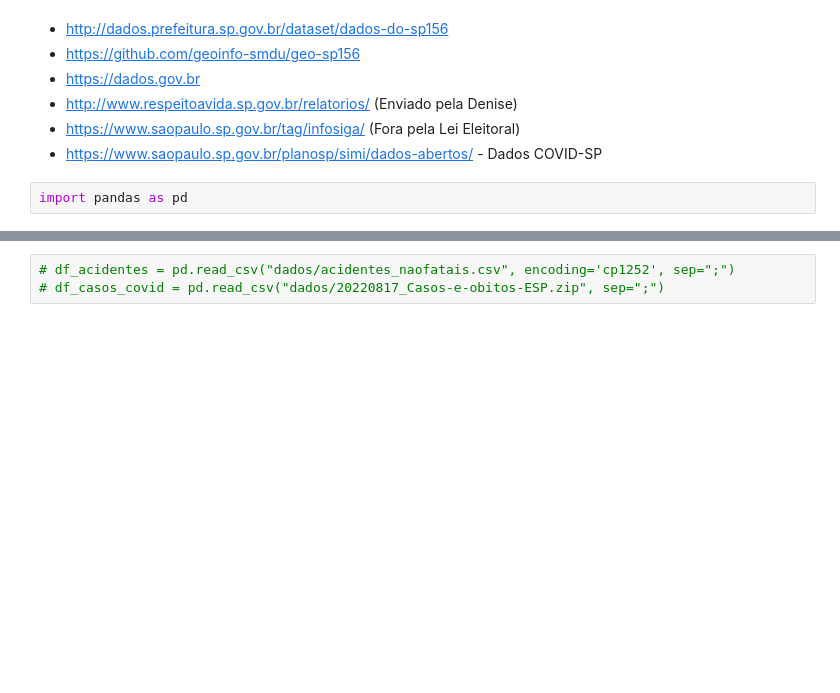
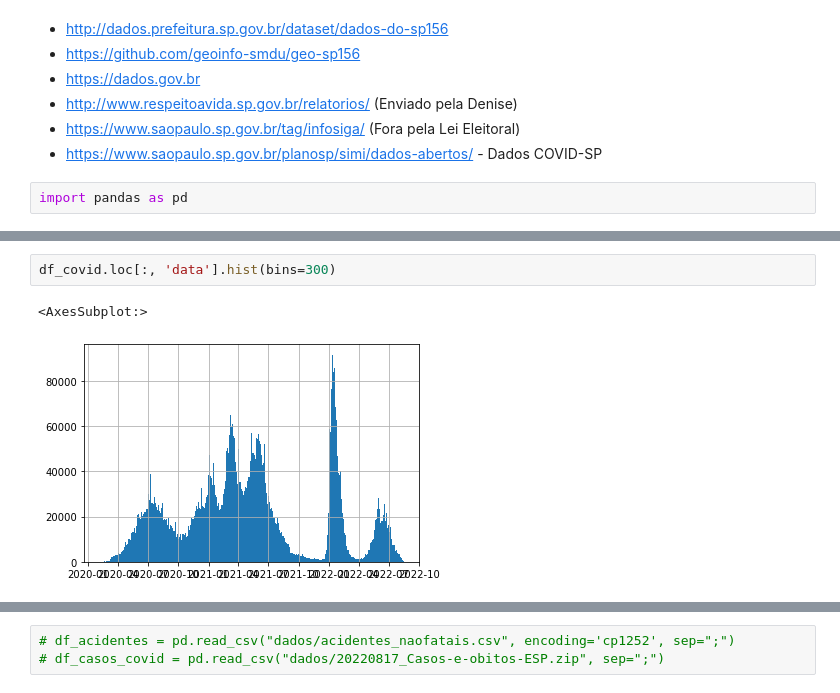
Before and after one commit to AndaSampa/big-open-urban-data, a Jupyter notebook: aula1.ipynb, the cells around one changed output, grey strips where cells are left out. Drawn from its saved outputs; the diff is of its cells as text; blank space fills up the shorter version.

```diff
--- a/aula1.ipynb
+++ b/aula1.ipynb
@@ -132,0 +195,5 @@ df_covid
+# %%
+df_covid.loc[:, 'data'].hist(bins=300)
+# %% [output]
+<AxesSubplot:>
+[figure, added]
```
Also changed, not shown: parts of 12 cells of this notebook, 3 other files.
